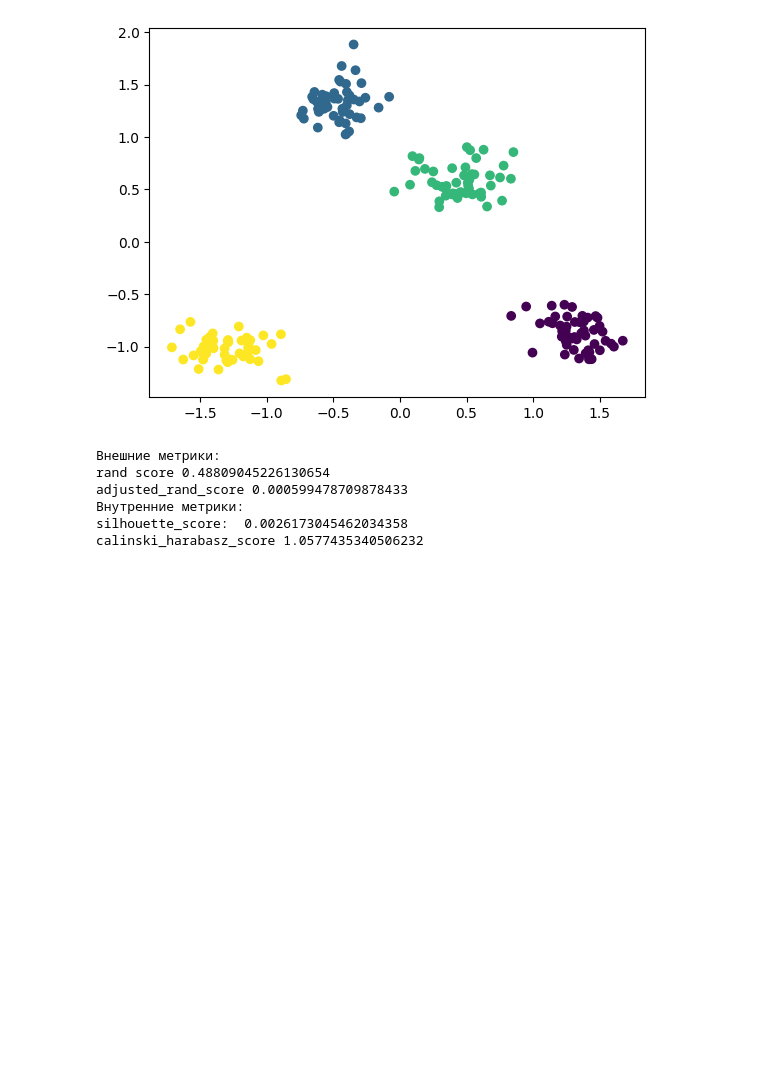
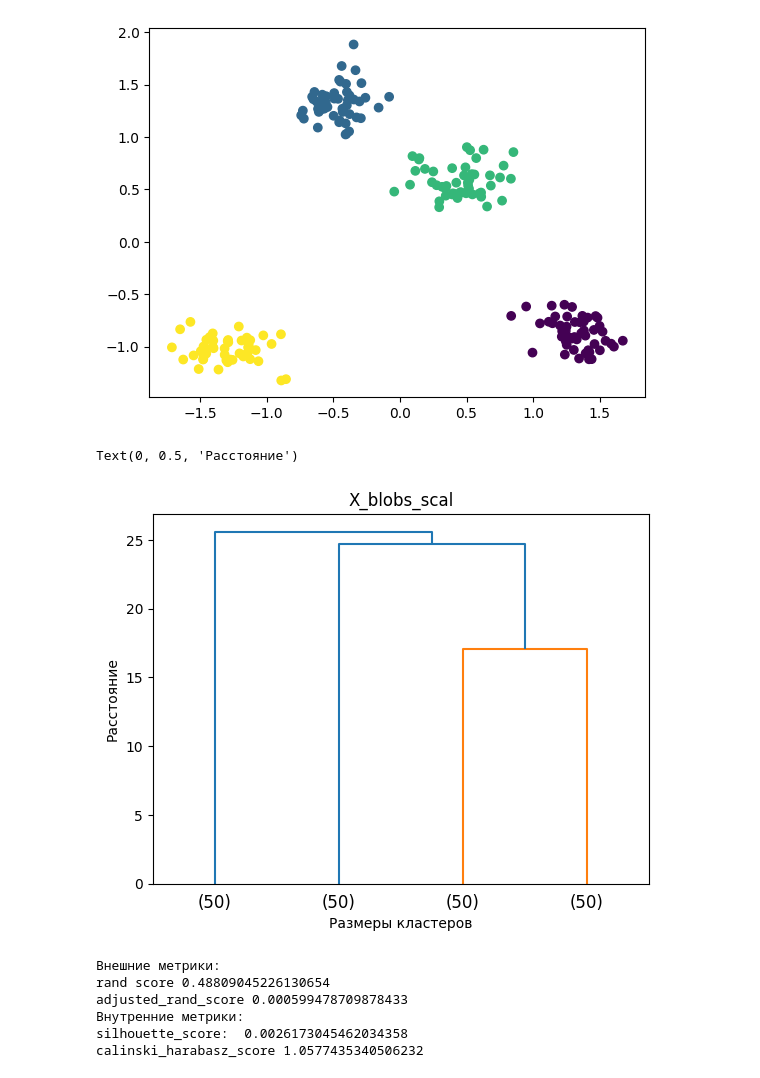
Before and after one commit to TimeFixer/OMGTUSem4, a Jupyter notebook: ML/!cluster.ipynb, the cells around one changed output. Saved outputs shown, nothing was run; the diff lists cells and outputs as text; code cells hidden in the pictures; blank space fills up the shorter version.

```diff
--- a/ML/!cluster.ipynb
+++ b/ML/!cluster.ipynb
@@ -200,6 +220,14 @@ plt.scatter(X_blobs_scal[:, 0], X_blobs_scal[:, 1], c=blobs_label)
 # %% [output]
 <matplotlib.collections.PathCollection at 0x...>
 [figure]
+# %%
+dendrogram(blobs_hier, truncate_mode='lastp', p=4, show_leaf_counts=True)
+plt.title('X_blobs_scal')
+plt.xlabel('Размеры кластеров')
+plt.ylabel('Расстояние')
+# %% [output]
+Text(0, 0.5, 'Расстояние')
+[figure, added]
 # %%
 print_metric(X_blobs_scal, y_blobs, class_label)
 # %% [output]
```
Also changed, not shown: parts of 13 cells of this notebook, 3 other files.
